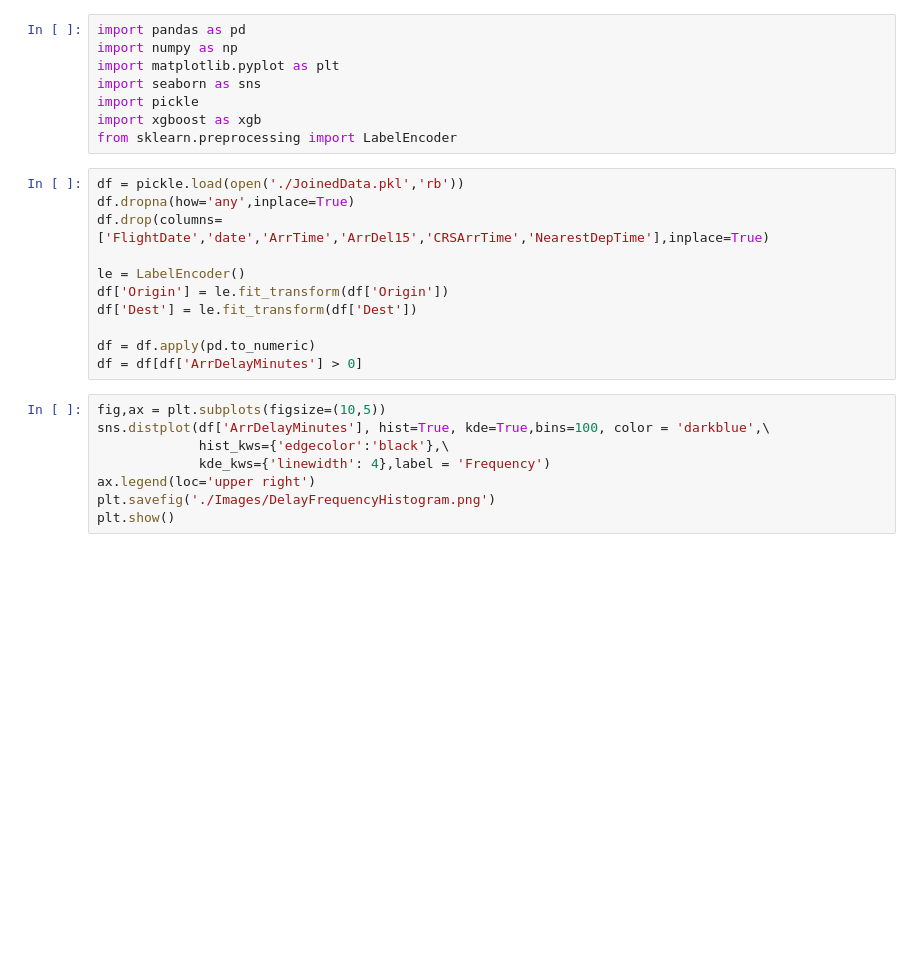
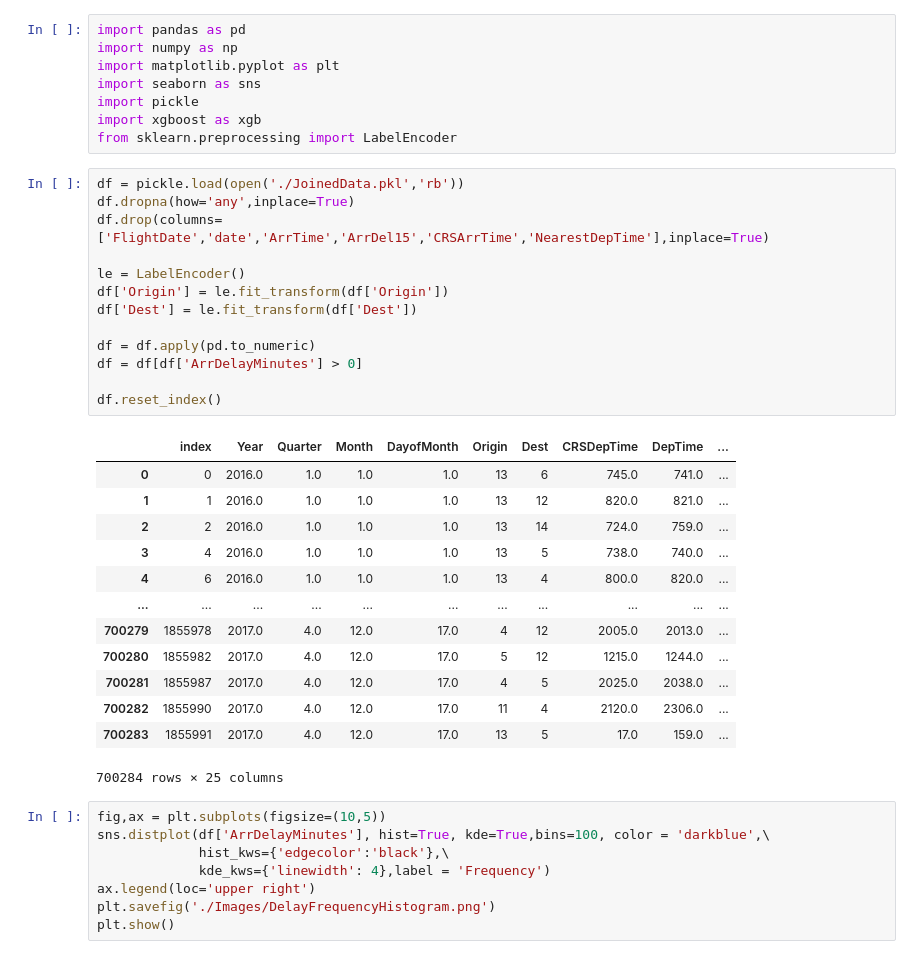
Before and after one commit to MaheshBharadwaj/FlightDelayPrediction, a Jupyter notebook: RegressionAnalysis.ipynb, the cells around one changed output. Saved outputs shown, nothing was run; the diff lists cells and outputs as text; blank space fills up the shorter version.

```diff
--- a/RegressionAnalysis.ipynb
+++ b/RegressionAnalysis.ipynb
@@ -9,14 +9,30 @@ from sklearn.preprocessing import LabelEncoder
 # %%
 df = pickle.load(open('./JoinedData.pkl','rb'))
 df.dropna(how='any',inplace=True)
 df.drop(columns=['FlightDate','date','ArrTime','ArrDel15','CRSArrTime','NearestDepTime'],inplace=True)
 
 le = LabelEncoder()
 df['Origin'] = le.fit_transform(df['Origin'])
 df['Dest'] = le.fit_transform(df['Dest'])
 
 df = df.apply(pd.to_numeric)
 df = df[df['ArrDelayMinutes'] > 0]
+
+df.reset_index()
+# %% [output]
+|  | index | Year | Quarter | Month | DayofMonth | Origin | Dest | CRSDepTime | DepTime | ... |
+| 0 | 0 | 2016.0 | 1.0 | 1.0 | 1.0 | 13 | 6 | 745.0 | 741.0 | ... |
+| 1 | 1 | 2016.0 | 1.0 | 1.0 | 1.0 | 13 | 12 | 820.0 | 821.0 | ... |
+| 2 | 2 | 2016.0 | 1.0 | 1.0 | 1.0 | 13 | 14 | 724.0 | 759.0 | ... |
+| 3 | 4 | 2016.0 | 1.0 | 1.0 | 1.0 | 13 | 5 | 738.0 | 740.0 | ... |
+| 4 | 6 | 2016.0 | 1.0 | 1.0 | 1.0 | 13 | 4 | 800.0 | 820.0 | ... |
+| ... | ... | ... | ... | ... | ... | ... | ... | ... | ... | ... |
+| 700279 | 1855978 | 2017.0 | 4.0 | 12.0 | 17.0 | 4 | 12 | 2005.0 | 2013.0 | ... |
+| 700280 | 1855982 | 2017.0 | 4.0 | 12.0 | 17.0 | 5 | 12 | 1215.0 | 1244.0 | ... |
+| 700281 | 1855987 | 2017.0 | 4.0 | 12.0 | 17.0 | 4 | 5 | 2025.0 | 2038.0 | ... |
+| 700282 | 1855990 | 2017.0 | 4.0 | 12.0 | 17.0 | 11 | 4 | 2120.0 | 2306.0 | ... |
+| 700283 | 1855991 | 2017.0 | 4.0 | 12.0 | 17.0 | 13 | 5 | 17.0 | 159.0 | ... |
+700284 rows × 25 columns
 # %%
 fig,ax = plt.subplots(figsize=(10,5))
 sns.distplot(df['ArrDelayMinutes'], hist=True, kde=True,bins=100, color = 'darkblue',\
```
Also changed, not shown: parts of 37 cells of this notebook.
